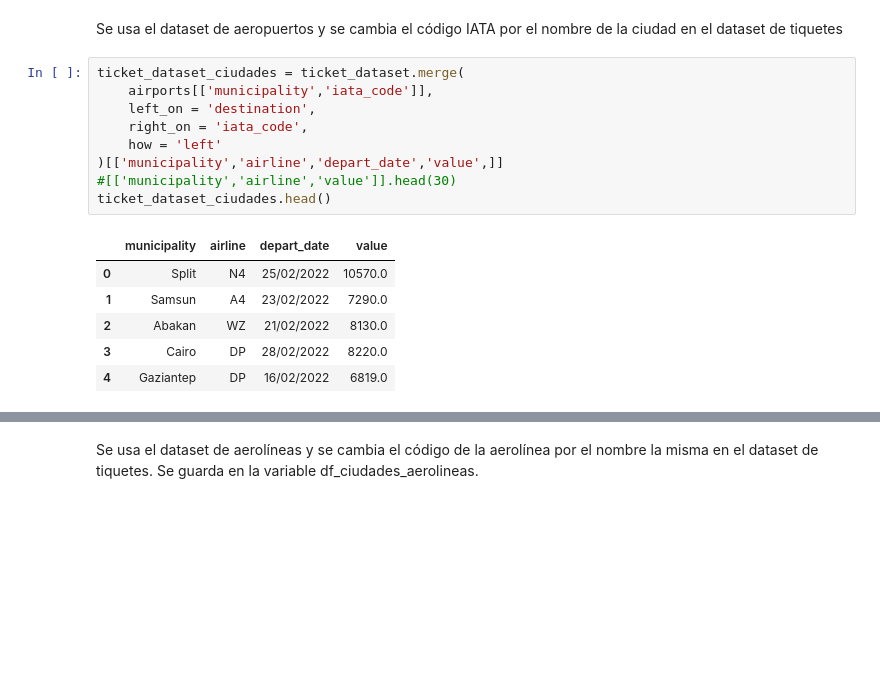
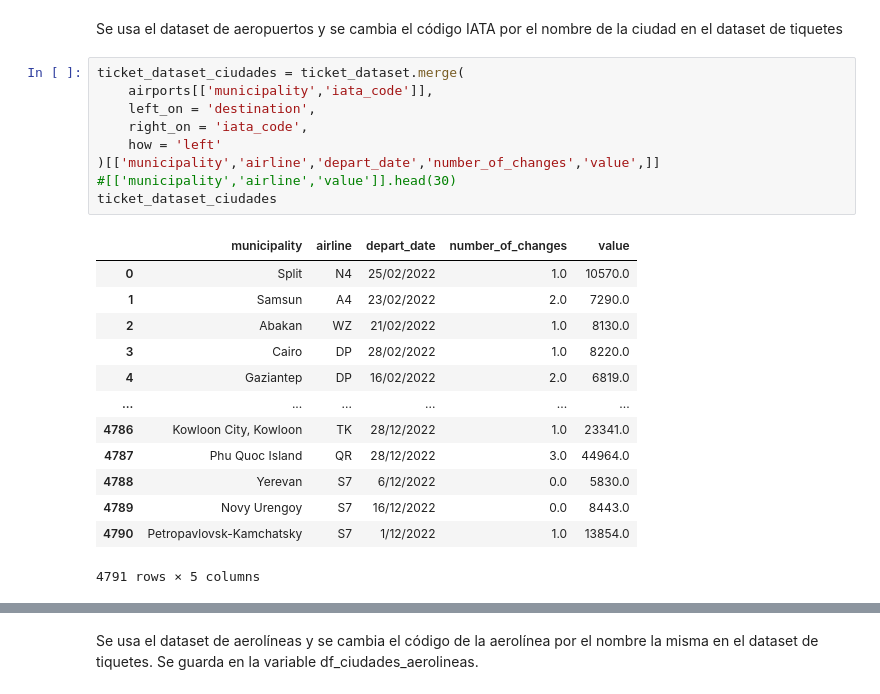
Before and after one commit to juandahur/ML-UdeA-Reto-Tec, a Jupyter notebook: Reto_Tecnologico.ipynb, the cells around one changed output, grey strips where cells are left out. Saved outputs shown, nothing was run; the diff lists cells and outputs as text; blank space fills up the shorter version.

```diff
--- a/Reto_Tecnologico.ipynb
+++ b/Reto_Tecnologico.ipynb
@@ -122,16 +215,23 @@ Se usa el dataset de aeropuertos y se cambia el código IATA por el nombre de la
 # %%
 ticket_dataset_ciudades = ticket_dataset.merge(
     airports[['municipality','iata_code']],
     left_on = 'destination',
     right_on = 'iata_code',
     how = 'left'
-)[['municipality','airline','depart_date','value',]]
+)[['municipality','airline','depart_date','number_of_changes','value',]]
 #[['municipality','airline','value']].head(30)
-ticket_dataset_ciudades.head()
+ticket_dataset_ciudades
 # %% [output]
-|  | municipality | airline | depart_date | value |
-| 0 | Split | N4 | 25/02/2022 | 10570.0 |
-| 1 | Samsun | A4 | 23/02/2022 | 7290.0 |
-| 2 | Abakan | WZ | 21/02/2022 | 8130.0 |
-| 3 | Cairo | DP | 28/02/2022 | 8220.0 |
-| 4 | Gaziantep | DP | 16/02/2022 | 6819.0 |
+|  | municipality | airline | depart_date | number_of_changes | value |
+| 0 | Split | N4 | 25/02/2022 | 1.0 | 10570.0 |
+| 1 | Samsun | A4 | 23/02/2022 | 2.0 | 7290.0 |
+| 2 | Abakan | WZ | 21/02/2022 | 1.0 | 8130.0 |
+| 3 | Cairo | DP | 28/02/2022 | 1.0 | 8220.0 |
+| 4 | Gaziantep | DP | 16/02/2022 | 2.0 | 6819.0 |
+| ... | ... | ... | ... | ... | ... |
+| 4786 | Kowloon City, Kowloon | TK | 28/12/2022 | 1.0 | 23341.0 |
+| 4787 | Phu Quoc Island | QR | 28/12/2022 | 3.0 | 44964.0 |
+| 4788 | Yerevan | S7 | 6/12/2022 | 0.0 | 5830.0 |
+| 4789 | Novy Urengoy | S7 | 16/12/2022 | 0.0 | 8443.0 |
+| 4790 | Petropavlovsk-Kamchatsky | S7 | 1/12/2022 | 1.0 | 13854.0 |
+4791 rows × 5 columns
```
Also changed, not shown: parts of 47 cells of this notebook.
